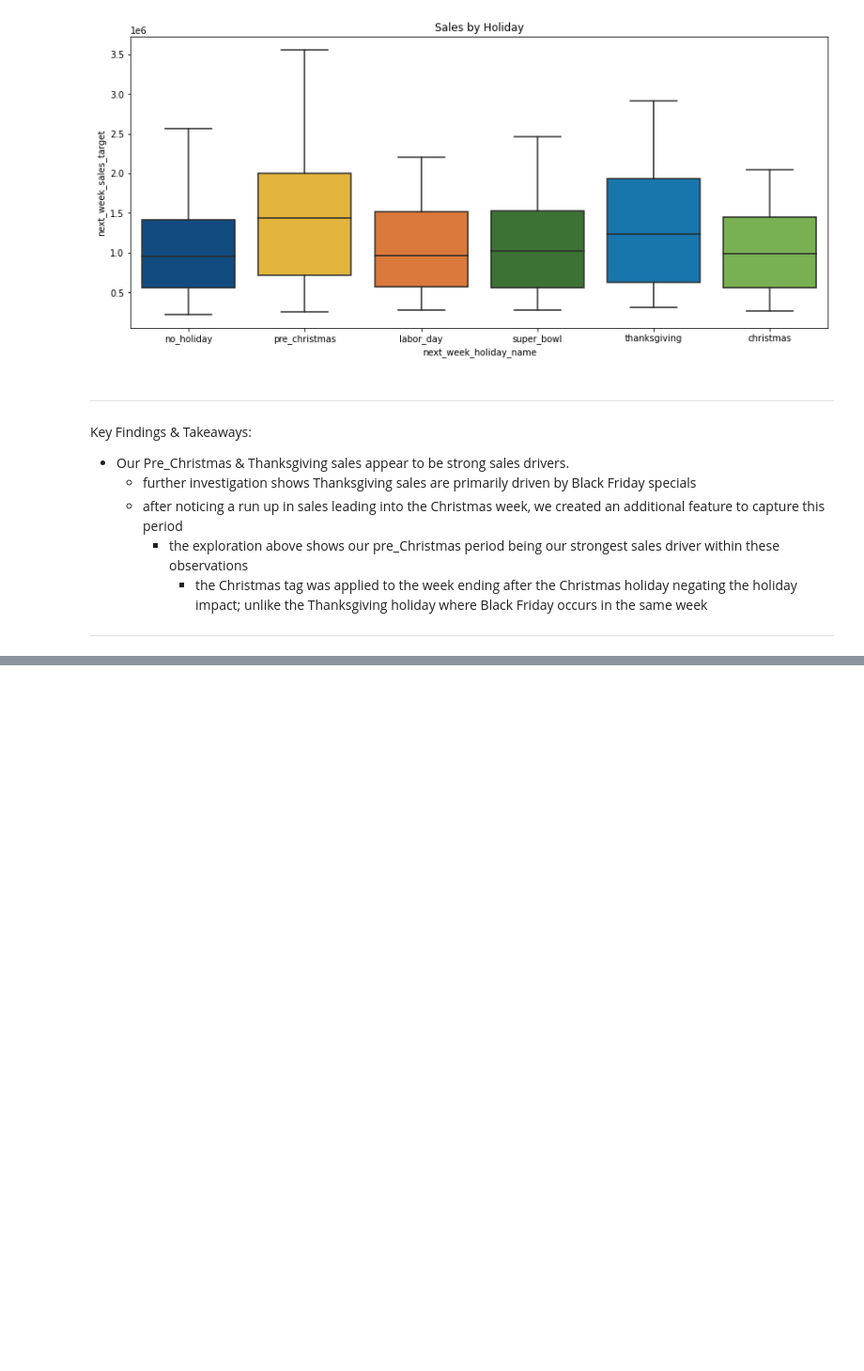
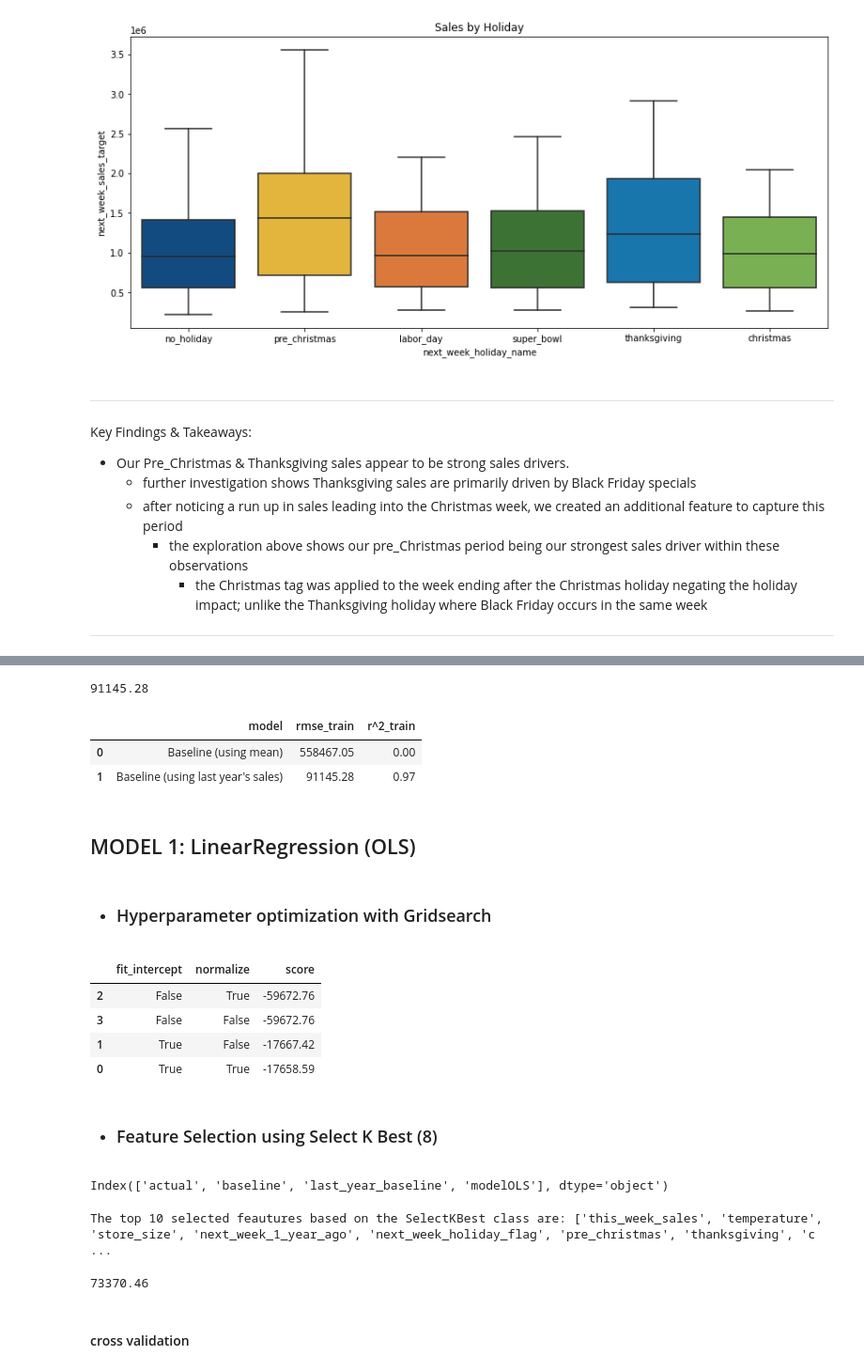
Before and after one commit to Attention-Walmart-Shoppers/capstone, a Jupyter notebook: final_notebook_draft.ipynb, the cells around one changed output, grey strips where cells are left out. Shown at 94% size. Drawn from its saved outputs; the diff is of its cells as text; code cells hidden in the pictures; blank space fills up the shorter version.

```diff
--- a/final_notebook_draft.ipynb
+++ b/final_notebook_draft.ipynb
@@ -125,0 +185,6 @@ Key Findings & Takeaways:
+# %%
+# create the baseline using mean of actual weekly sales
+baseline= y_train_df['actual'].mean()
+# %%
+# create column called baseline to compare
+y_train_df['baseline'] = baseline
@@ -125,0 +209,3 @@ Key Findings & Takeaways:
+# %%
+# baseline using last years sales as predictions
+y_train_df['last_year_baseline'] = train['next_week_1_year_ago']
@@ -125,0 +215,59 @@ Key Findings & Takeaways:
+# %%
+# RMSE Baseline 2
+round(rmse_baseline2_train, 2)
+# %% [output]
+91145.28
+# %%
+# add Baseline 2 to our metric_df
+metric_df = metric_df.append(
+    {
+    'model': "Baseline (using last year's sales)",
+    'rmse_train': round(rmse_baseline2_train, 2),
+    'r^2_train': round(explained_variance_score(y_train_df.actual, y_train_df.last_year_baseline),4),
+    }, ignore_index=True)
+
+round((metric_df), 2)
+# %% [output]
+|  | model | rmse_train | r^2_train |
+| 0 | Baseline (using mean) | 558467.05 | 0.00 |
+| 1 | Baseline (using last year's sales) | 91145.28 | 0.97 |
+# %% [markdown]
+## MODEL 1: LinearRegression (OLS)
+# %% [markdown]
+###
+* ### Hyperparameter optimization with Gridsearch
+# %%
+# specify the parameters we wish to use as a dictionary, then use that dictionary when we create the class.
+params = {'normalize': [ True, False],
+          'fit_intercept': [True, False]}
+# %%
+# deploy gridsearch function using
+round(m.gridsearch(X_train_scaled, y_train_df, LinearRegression() , params, 'neg_root_mean_squared_error'), 2)
+# %% [output]
+|  | fit_intercept | normalize | score |
+| 2 | False | True | -59672.76 |
+| 3 | False | False | -59672.76 |
+| 1 | True | False | -17667.42 |
+| 0 | True | True | -17658.59 |
+# %% [markdown]
+###
+* ### Feature Selection using Select K Best (8)
+# %%
+y_train_df.columns
+# %% [output]
+Index(['actual', 'baseline', 'last_year_baseline', 'modelOLS'], dtype='object')
+# %%
+# using my function for SelectkBest
+top_sb = m.select_kbest(X_train_scaled, y_train, 10)
+# %% [output]
+The top 10 selected feautures based on the SelectKBest class are: ['this_week_sales', 'temperature', 'store_size', 'next_week_1_year_ago', 'next_week_holiday_flag', 'pre_christmas', 'thanksgiving', 'c ...
+# %%
+# create the model and calculate RMSE
+ols_sb = m.create_model(X_train_scaled[top_sb], y_train_df, 'actual',\
+                       LinearRegression(normalize=False,\
+                        fit_intercept=True ), 'modelOLS' )
+round(ols_sb['rmse'], 2)
+# %% [output]
+73370.46
+# %% [markdown]
+#### cross validation
```
Also changed, not shown: parts of 84 cells of this notebook.
